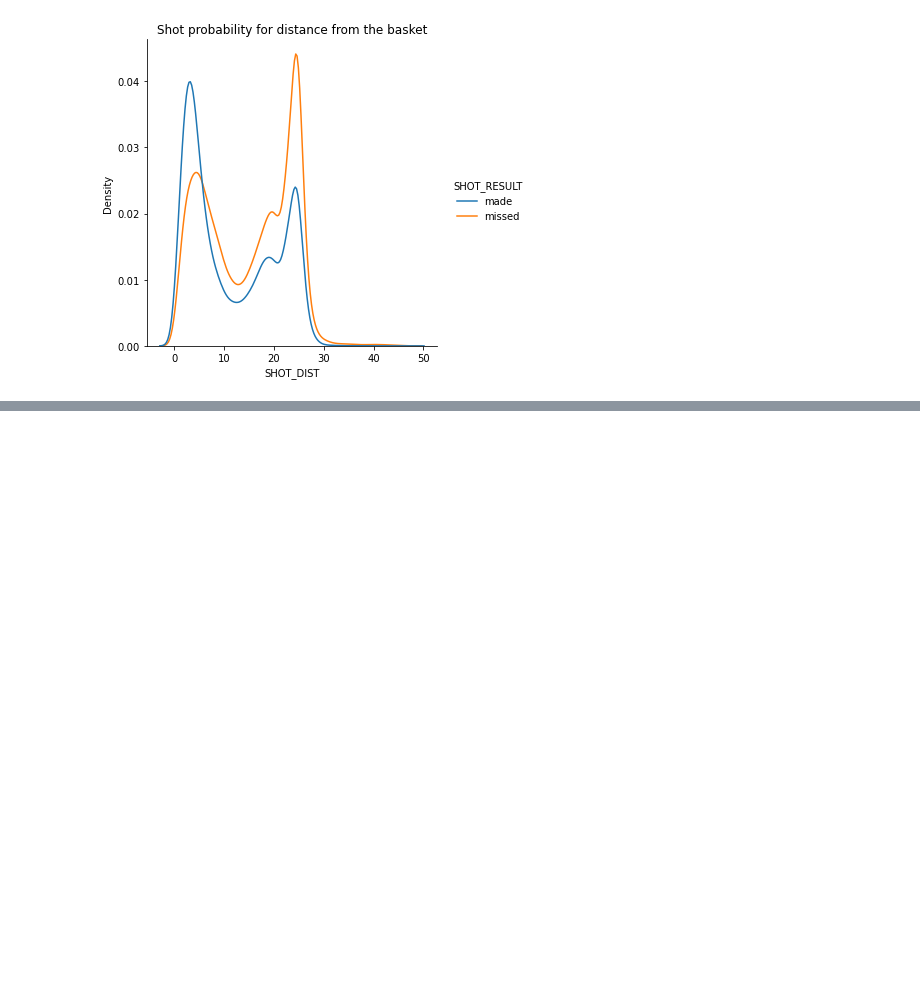
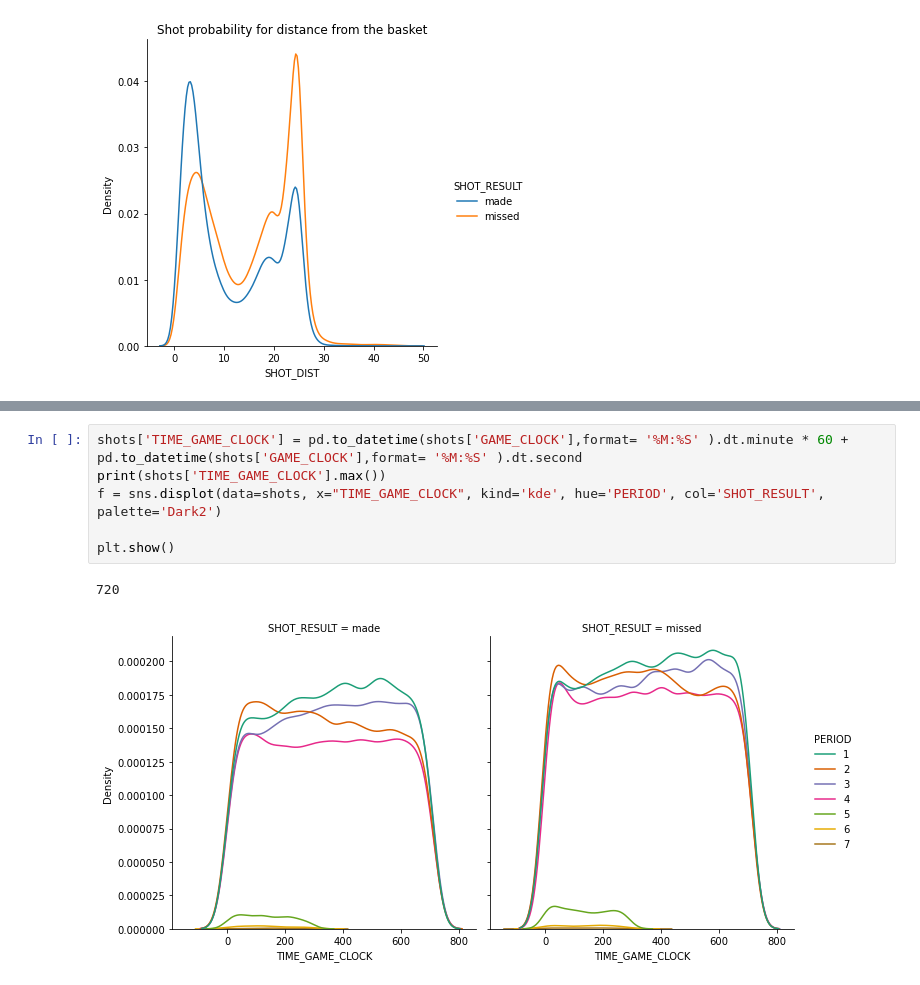
Before and after one commit to DarioD58/UZOP_project, a Jupyter notebook: predicting_shots.ipynb, the cells around one changed output, grey strips where cells are left out. Saved outputs shown, nothing was run; the diff lists cells and outputs as text; blank space fills up the shorter version.

```diff
--- a/predicting_shots.ipynb
+++ b/predicting_shots.ipynb
@@ -47,0 +83,9 @@ plt.show()
+# %%
+shots['TIME_GAME_CLOCK'] = pd.to_datetime(shots['GAME_CLOCK'],format= '%M:%S' ).dt.minute * 60 + pd.to_datetime(shots['GAME_CLOCK'],format= '%M:%S' ).dt.second
+print(shots['TIME_GAME_CLOCK'].max())
+f = sns.displot(data=shots, x="TIME_GAME_CLOCK", kind='kde', hue='PERIOD', col='SHOT_RESULT', palette='Dark2')
+
+plt.show()
+# %% [output]
+720
+[figure, added]
```
Also changed, not shown: parts of 10 cells of this notebook.
